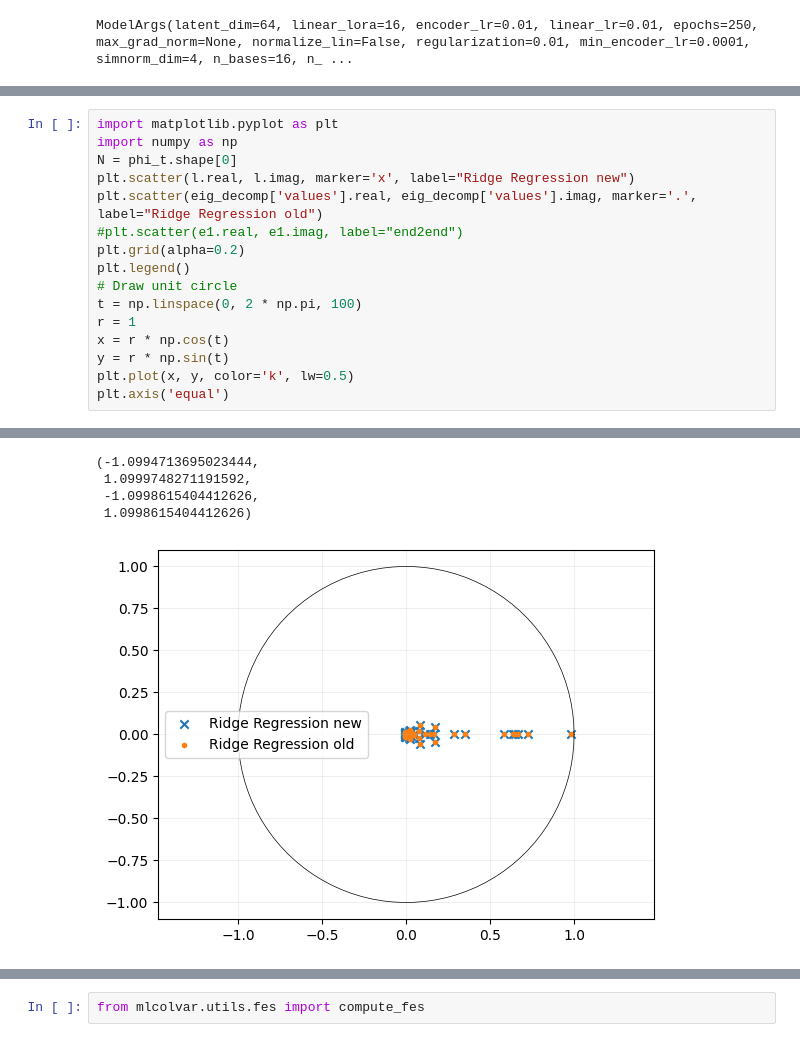
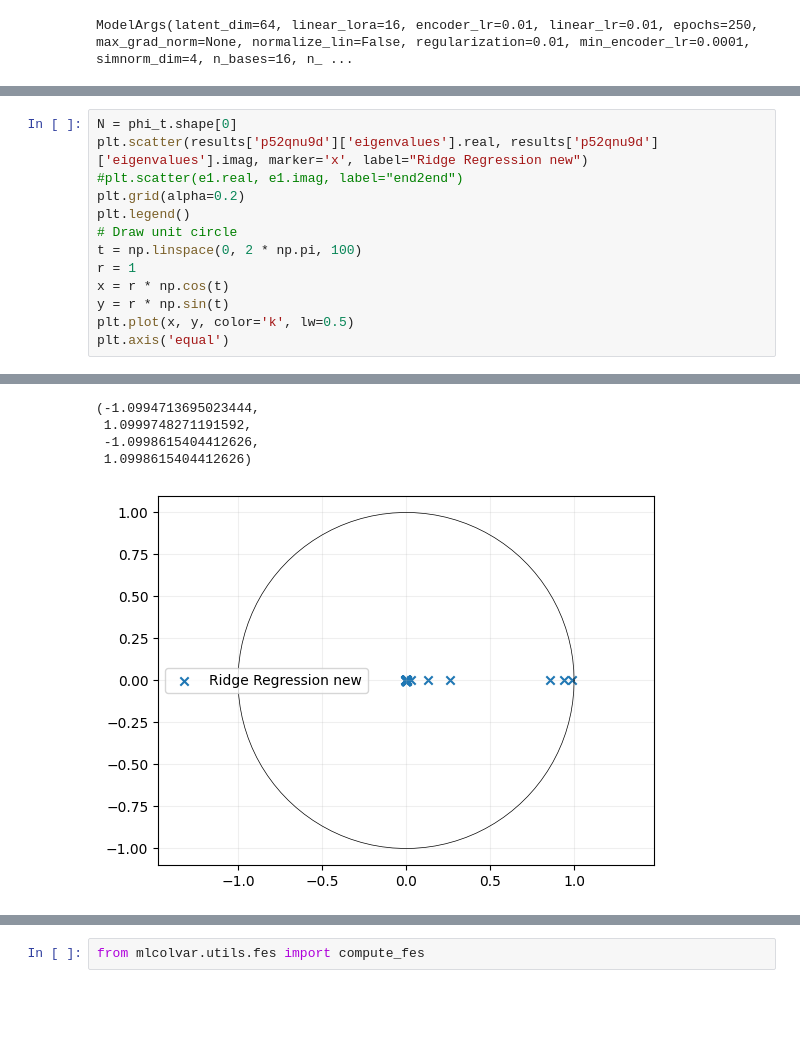
Before and after one commit to pietronvll/encoderops, a Jupyter notebook: scratch.ipynb, the cells around one changed output, grey strips where cells are left out. Drawn from its saved outputs; the diff is of its cells as text; blank space fills up the shorter version.

```diff
--- a/scratch.ipynb
+++ b/scratch.ipynb
@@ -179,23 +164,20 @@ G_e2e =   (model.linear[0].weight.T.detach().cpu()@model.linear[1].weight.T.deta
 # %%
-import matplotlib.pyplot as plt
-import numpy as np
 N = phi_t.shape[0]
-plt.scatter(l.real, l.imag, marker='x', label="Ridge Regression new")
-plt.scatter(eig_decomp['values'].real, eig_decomp['values'].imag, marker='.', label="Ridge Regression old")
+plt.scatter(results['p52qnu9d']['eigenvalues'].real, results['p52qnu9d']['eigenvalues'].imag, marker='x', label="Ridge Regression new")
 #plt.scatter(e1.real, e1.imag, label="end2end")
 plt.grid(alpha=0.2)
 plt.legend()
 # Draw unit circle
 t = np.linspace(0, 2 * np.pi, 100)
 r = 1
 x = r * np.cos(t)
 y = r * np.sin(t)
 plt.plot(x, y, color='k', lw=0.5)
 plt.axis('equal')
 # %% [output]
 [interactive output not drawn]
 (-1.0994713695023444,
  1.0999748271191592,
  -1.0998615404412626,
  1.0998615404412626)
-[figure, old version]
+[figure, new version]
```
Also changed, not shown: parts of 12 cells of this notebook.
